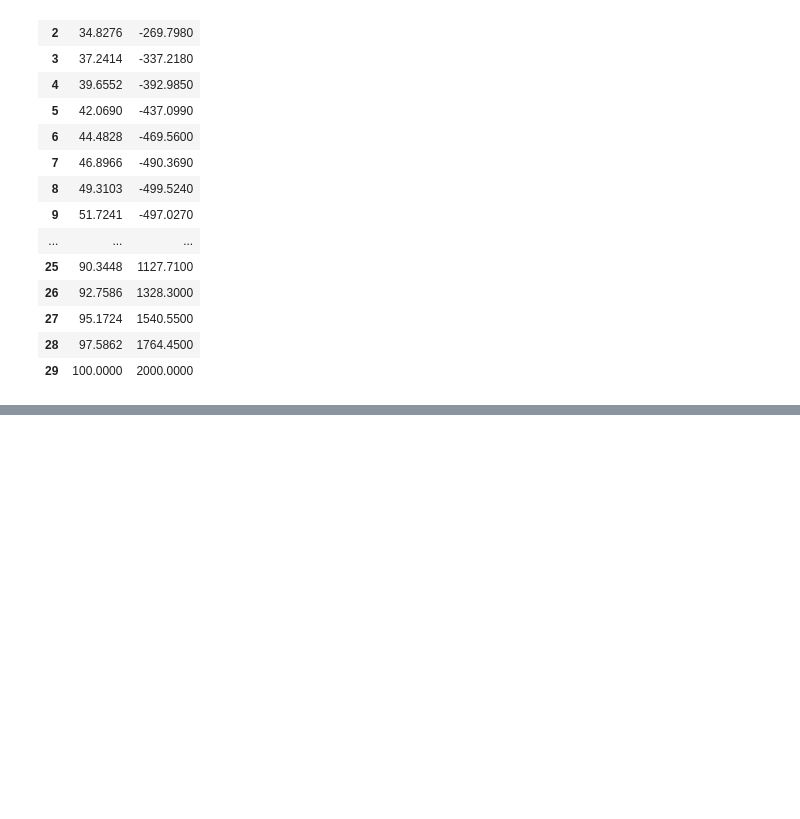
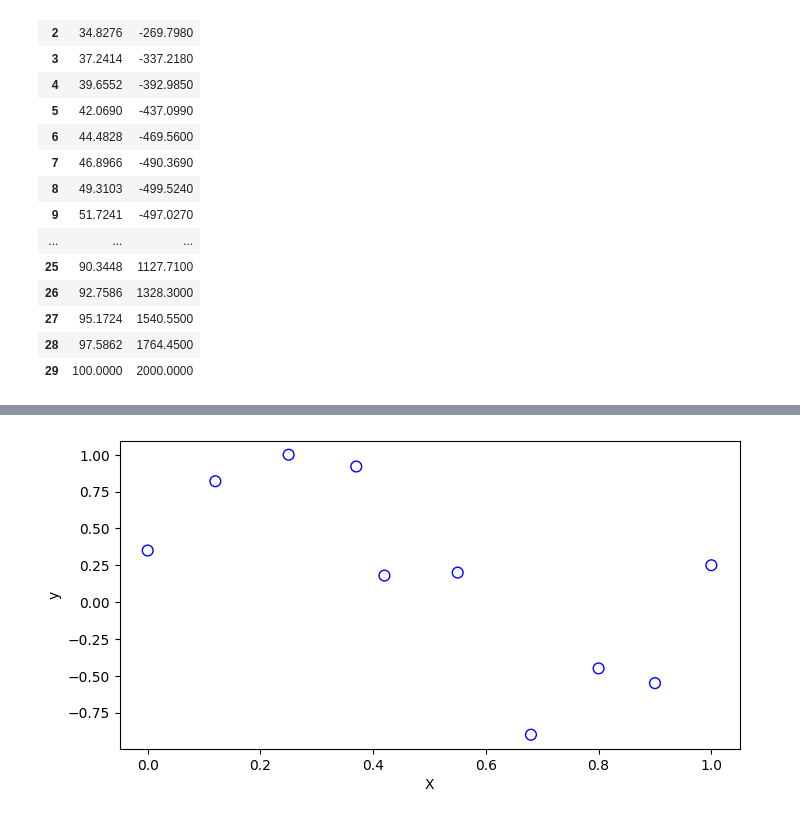
Before and after one commit to ngocngx/Machine-Learning, a Jupyter notebook: HW/hw5_regularized_linear_regression.ipynb, the cells around one changed output, grey strips where cells are left out. Saved outputs shown, nothing was run; the diff lists cells and outputs as text; code cells hidden in the pictures; blank space fills up the shorter version.

```diff
--- a/HW/hw5_regularized_linear_regression.ipynb
+++ b/HW/hw5_regularized_linear_regression.ipynb
@@ -172 +161,7 @@ MAPE: 0.0462257%
+# %%
+X, y = data['X'].values, data['y'].values
+model = LinearRegression(degree=2)
+model.plot_data(X, y)
+# %% [output]
+[figure, added]
 # %%
```
Also changed, not shown: parts of 20 cells of this notebook, 1 other file.
